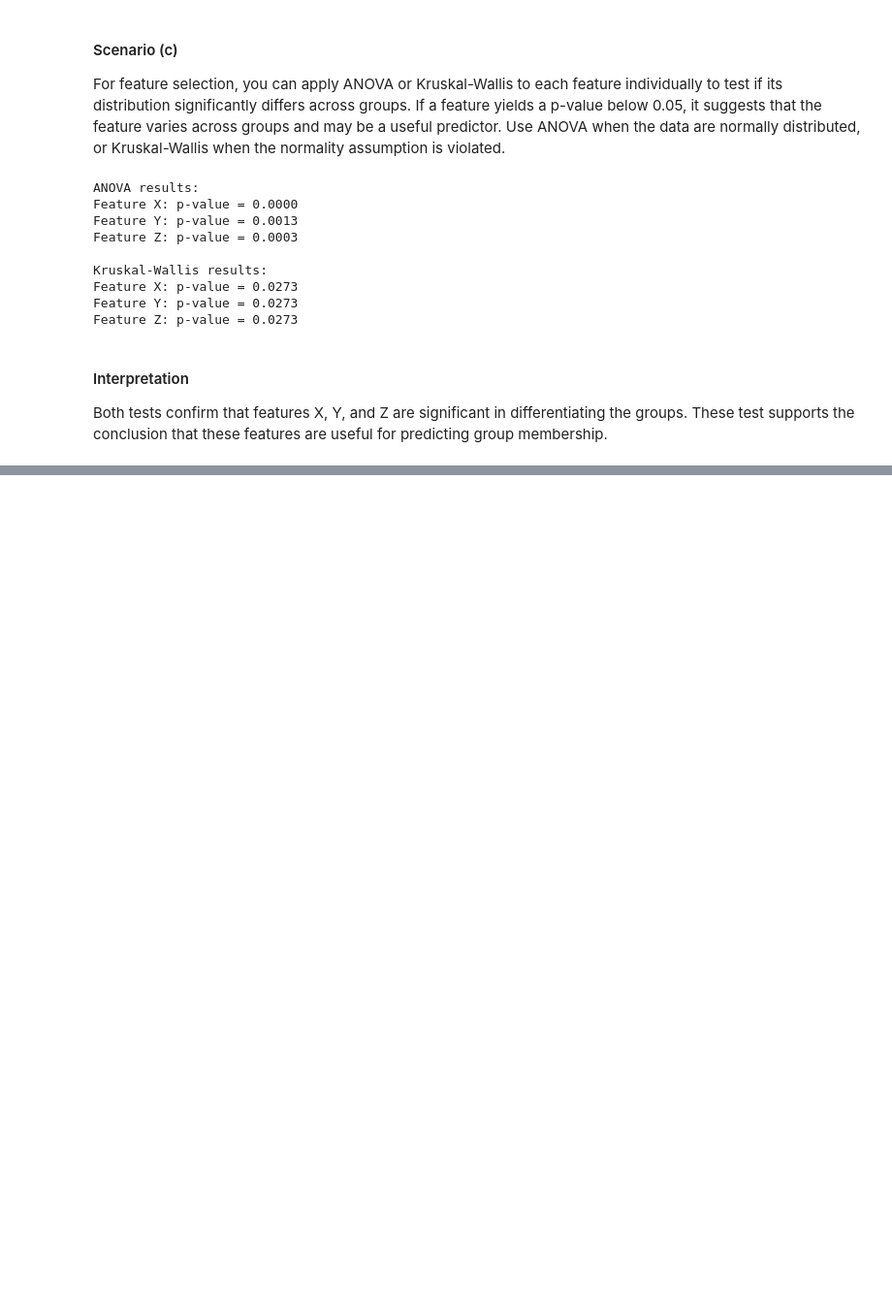
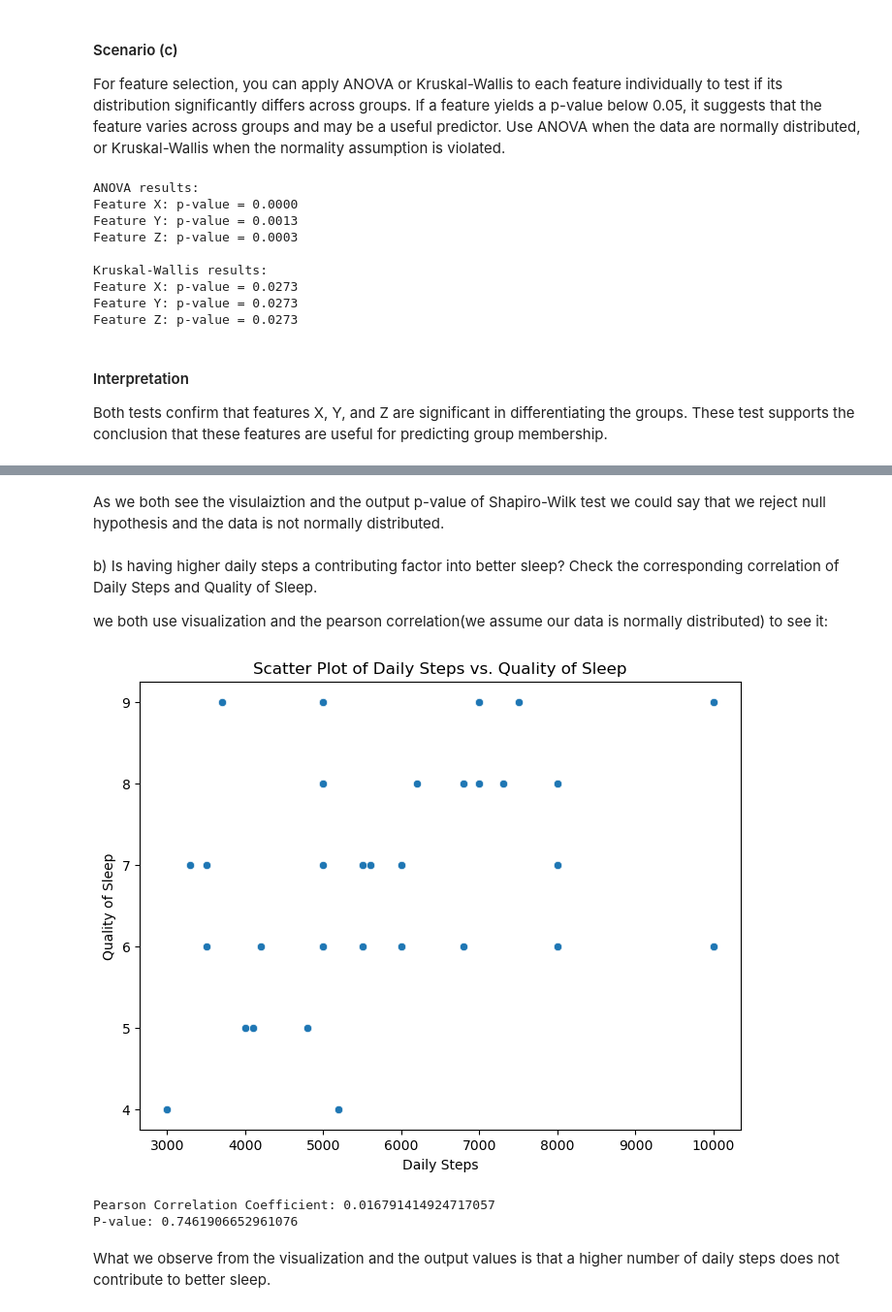
Before and after one commit to woxane/ML-Assignments, a Jupyter notebook: 1/ML-Assignment_1.ipynb, the cells around one changed output, grey strips where cells are left out. Shown at 97% size. Saved outputs shown, nothing was run; the diff lists cells and outputs as text; code cells hidden in the pictures; blank space fills up the shorter version.

```diff
--- a/1/ML-Assignment_1.ipynb
+++ b/1/ML-Assignment_1.ipynb
@@ -258,0 +492,29 @@ Both tests confirm that features X, Y, and Z are significant in differentiating
+# %% [markdown]
+As we both see the visulaiztion and the output p-value of Shapiro-Wilk test we could say that we reject null hypothesis and the data is not normally distributed.
+# %% [markdown]
+b) Is having higher daily steps a contributing factor into better sleep? Check the corresponding correlation of Daily Steps and Quality of Sleep.
+
+we both use visualization and the pearson correlation(we assume our data is normally distributed) to see it:
+# %%
+import scipy.stats as stats
+import seaborn as sns
+import matplotlib.pyplot as plt
+
+plt.figure(figsize=(8, 6))
+sns.scatterplot(x=df["Daily Steps"], y=df["Quality of Sleep"])
+plt.title("Scatter Plot of Daily Steps vs. Quality of Sleep")
+plt.xlabel("Daily Steps")
+plt.ylabel("Quality of Sleep")
+plt.show()
+
+# Compute Pearson correlation
+correlation, p_value = stats.pearsonr(df["Daily Steps"], df["Quality of Sleep"])
+
+print("Pearson Correlation Coefficient:", correlation)
+print("P-value:", p_value)
+# %% [output]
+[figure, added]
+Pearson Correlation Coefficient: 0.016791414924717057
+P-value: 0.7461906652961076
+# %% [markdown]
+What we observe from the visualization and the output values is that a higher number of daily steps does not contribute to better sleep.
```
Also changed, not shown: parts of 42 cells of this notebook.
